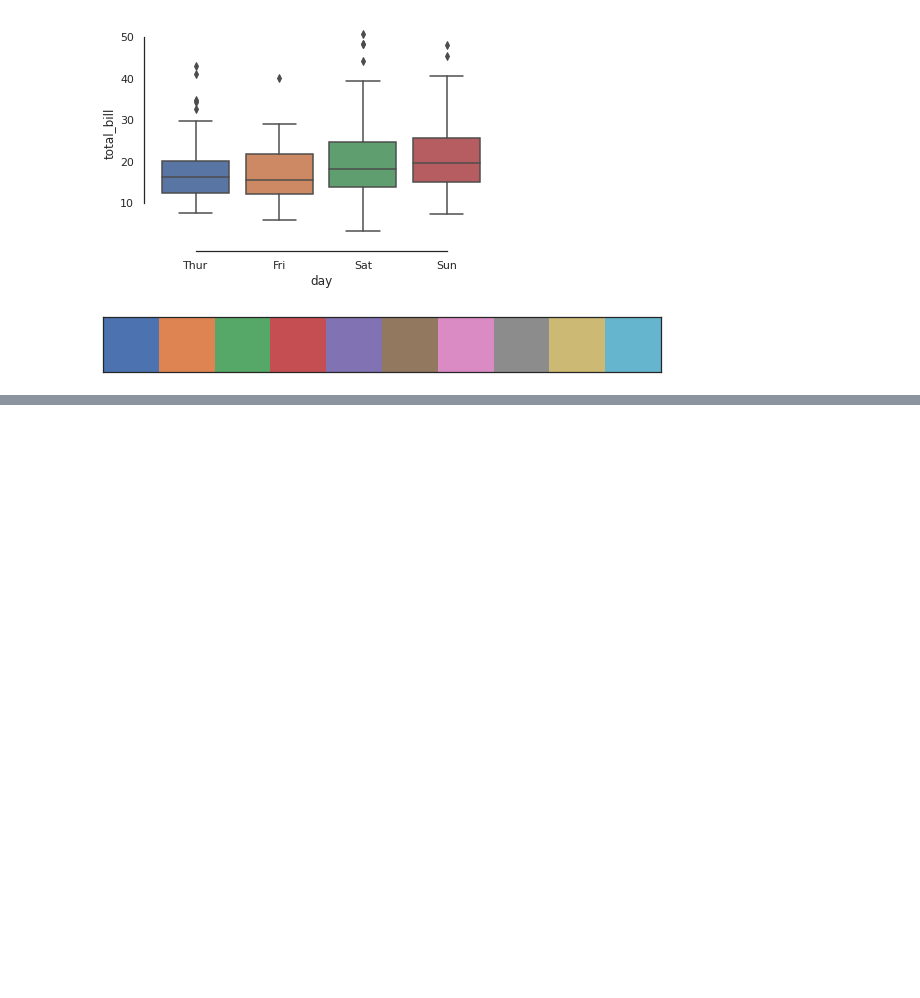
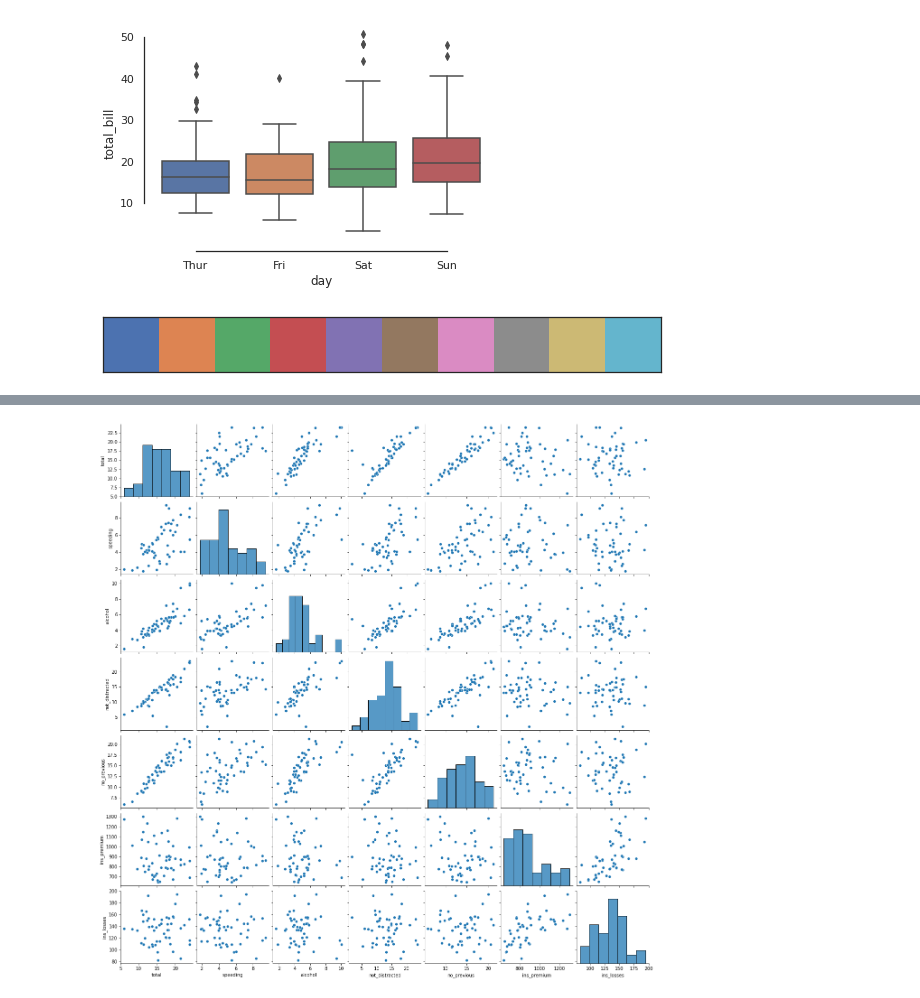
Before and after one commit to farhanasajeer/Python-programs, a Jupyter notebook: seaborn.ipynb, the cells around one changed output, grey strips where cells are left out. Cells and saved outputs as stored; diff of their text form; code cells hidden in the pictures; blank space fills up the shorter version.

```diff
--- a/seaborn.ipynb
+++ b/seaborn.ipynb
@@ -112,0 +150,9 @@ sns.palplot(c)
+# %%
+# pair plots
+# pair plot plots relationships across the entire data frames numerical values
+sns.pairplot(crash_df)
+
+# load data on tips
+tips_df = sns.load_dataset('tips')
+# %% [output]
+[figure, added]
```
Also changed, not shown: parts of 16 cells of this notebook.
